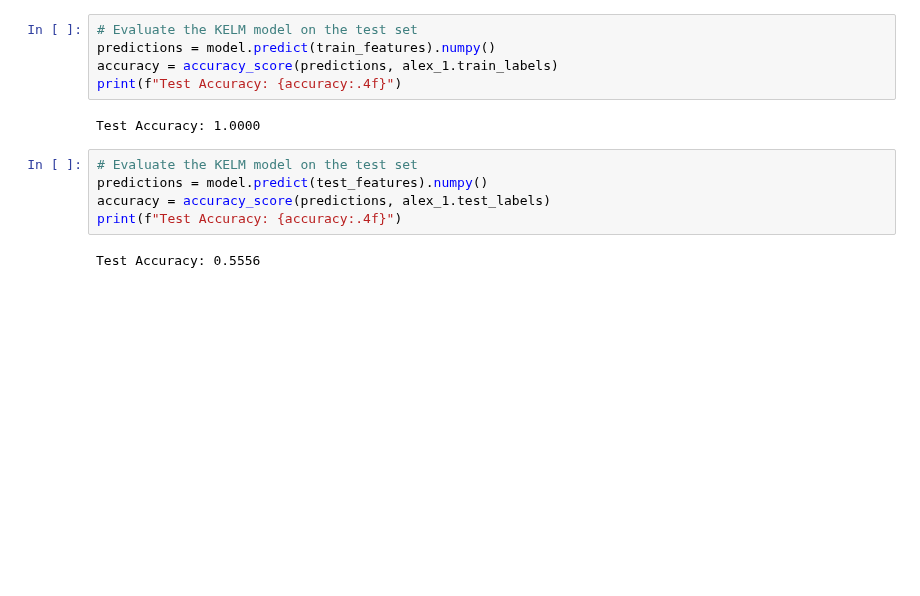
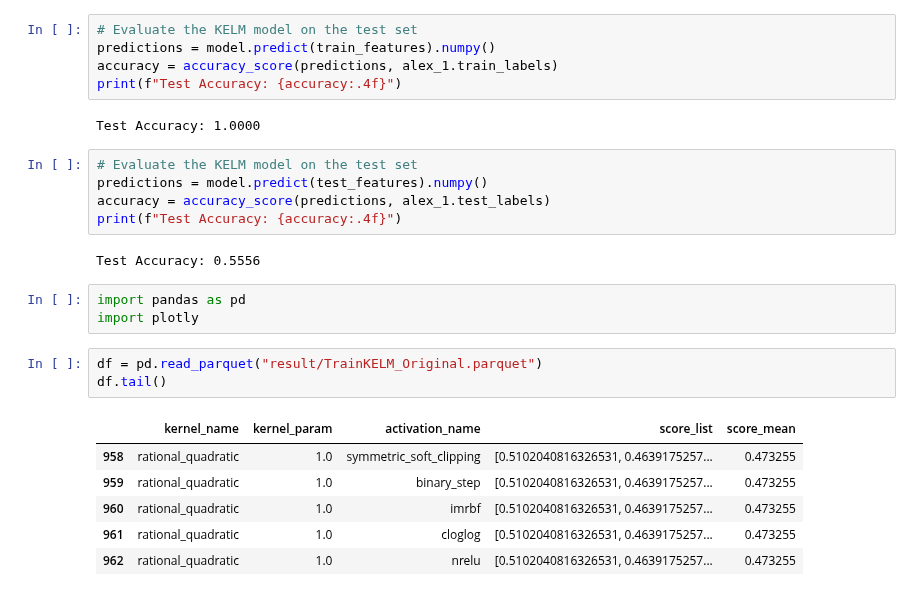
Before and after one commit to fn-hide/alzheption, a Jupyter notebook: alzheption/src/TrainKELM.ipynb, the cells around one changed output. Saved outputs shown, nothing was run; the diff lists cells and outputs as text; blank space fills up the shorter version.

```diff
--- a/alzheption/src/TrainKELM.ipynb
+++ b/alzheption/src/TrainKELM.ipynb
@@ -300,3 +287,16 @@ accuracy = accuracy_score(predictions, alex_1.test_labels)
 print(f"Test Accuracy: {accuracy:.4f}")
 # %% [output]
 Test Accuracy: 0.5556
+# %%
+import pandas as pd
+import plotly
+# %%
+df = pd.read_parquet("result/TrainKELM_Original.parquet")
+df.tail()
+# %% [output]
+|  | kernel_name | kernel_param | activation_name | score_list | score_mean |
+| 958 | rational_quadratic | 1.0 | symmetric_soft_clipping | [0.5102040816326531, 0.4639175257... | 0.473255 |
+| 959 | rational_quadratic | 1.0 | binary_step | [0.5102040816326531, 0.4639175257... | 0.473255 |
+| 960 | rational_quadratic | 1.0 | imrbf | [0.5102040816326531, 0.4639175257... | 0.473255 |
+| 961 | rational_quadratic | 1.0 | cloglog | [0.5102040816326531, 0.4639175257... | 0.473255 |
+| 962 | rational_quadratic | 1.0 | nrelu | [0.5102040816326531, 0.4639175257... | 0.473255 |
```
Also changed, not shown: parts of 11 cells of this notebook, 5 other files.
